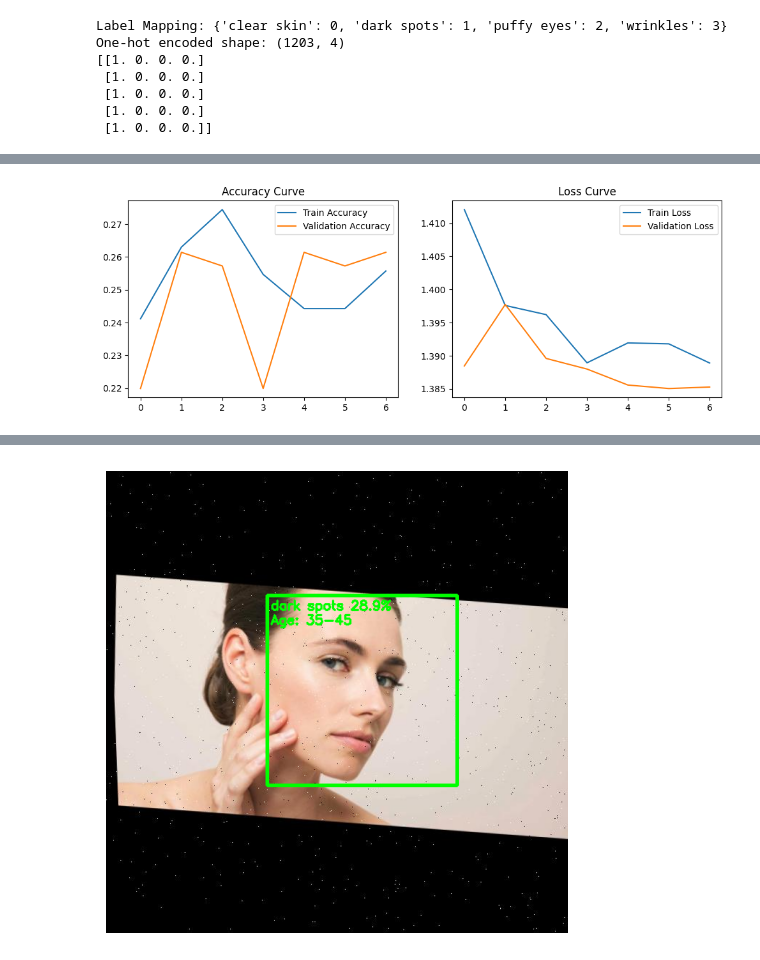
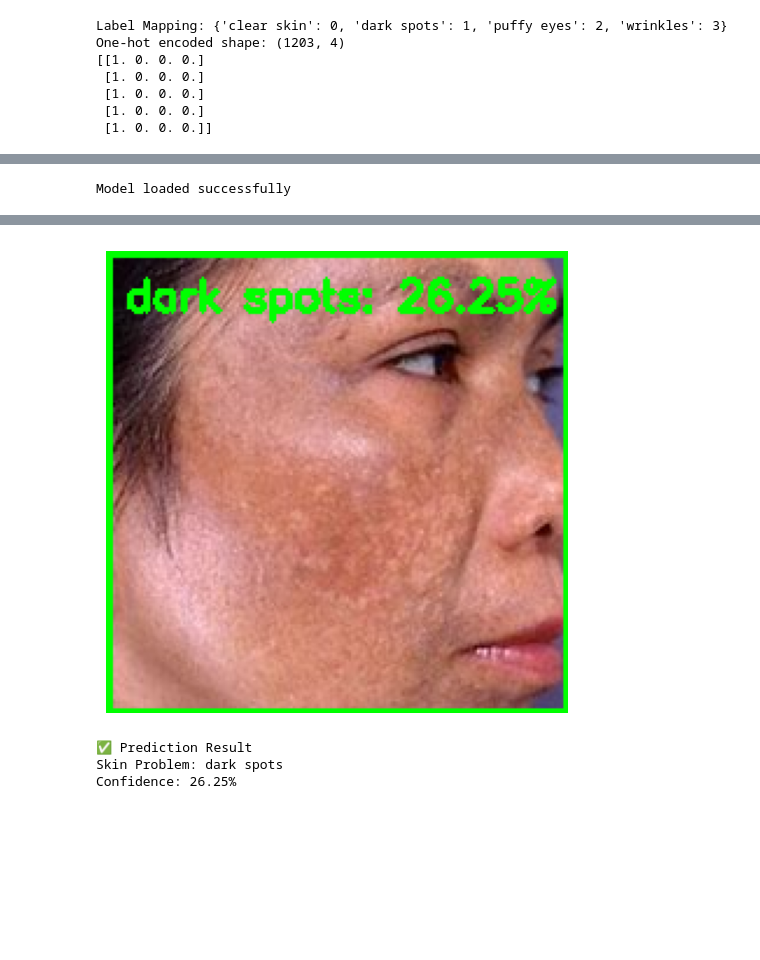
Before and after one commit to Springboard-Mentor-DermalScan/AI-DermalScan_Batch9, a Jupyter notebook: DermalScan_Workflow.ipynb, the cells around one changed output, grey strips where cells are left out. Saved outputs shown, nothing was run; the diff lists cells and outputs as text; code cells hidden in the pictures; blank space fills up the shorter version.

```diff
--- a/DermalScan_Workflow.ipynb
+++ b/DermalScan_Workflow.ipynb
@@ -177,11 +204,0 @@ base_model.trainable = False
-# %%
-x = base_model.output
-x = GlobalAveragePooling2D()(x)
-x = Dense(128, activation="relu")(x)
-x = Dropout(0.3)(x)
-x = Dense(64, activation="relu")(x)
-x = Dropout(0.2)(x)
-
-output = Dense(len(classes), activation="softmax")(x)
-
-model = Model(inputs=base_model.input, outputs=output)
@@ -257,21 +296 @@ Model saved as skin_aging_model.h5
-# %%
-import matplotlib.pyplot as plt
-
-plt.figure(figsize=(12,4))
-
-plt.subplot(1,2,1)
-plt.plot(history.history["accuracy"], label="Train Accuracy")
-plt.plot(history.history["val_accuracy"], label="Validation Accuracy")
-plt.legend()
-plt.title("Accuracy Curve")
-
-plt.subplot(1,2,2)
-plt.plot(history.history["loss"], label="Train Loss")
-plt.plot(history.history["val_loss"], label="Validation Loss")
-plt.legend()
-plt.title("Loss Curve")
-
-plt.show()
-# %% [output]
-[figure, removed]
 # %%
@@ -282,10 +303,22 @@ import random
+# %%
+
+DATASET_ROOT = r"DATASET-20251202T142134Z-1-001/DATASET"
+
+
+CLASS_NAMES = ["clear skin", "dark spots", "puffy eyes", "wrinkles"]
+
+IMG_SIZE = 224
+# %%
+model = tf.keras.models.load_model("EfficientNetB0_SkinAging_Model.keras")
+print("Model loaded successfully")
+# %% [output]
+Model loaded successfully
 # %%
 face_cascade = cv2.CascadeClassifier(
     cv2.data.haarcascades + "haarcascade_frontalface_default.xml"
 )
 # %%
 def preprocess_face(face_img):
-    face_img = cv2.resize(face_img, (224, 224))
-    face_img = face_img / 255.0
-    face_img = np.expand_dims(face_img, axis=0)
-    return face_img
+    face_img = cv2.resize(face_img, (IMG_SIZE, IMG_SIZE))
+    face_img = face_img.astype(np.float32) / 255.0
+    return np.expand_dims(face_img, axis=0)
@@ -388,9 +389,9 @@ def predict_aging_clean(image_path):
 # %%
-dataset_root = r"DATASET-20251202T142134Z-1-001/DATASET"
+cls = random.choice(CLASS_NAMES)
+img_name = random.choice(os.listdir(os.path.join(DATASET_ROOT, cls)))
 
-cls = random.choice(os.listdir(dataset_root))
-img_name = random.choice(os.listdir(os.path.join(dataset_root, cls)))
-test_image = os.path.join(dataset_root, cls, img_name)
+test_image = os.path.join(DATASET_ROOT, cls, img_name)
+print(" Testing image:", test_image)
 
-predict_aging_clean(test_image)
+predict_and_show(test_image)
 # %% [output]
@@ -398 +400,4 @@ predict_aging_clean(test_image)
-[figure, old version]
+[figure, new version]
+✅ Prediction Result
+Skin Problem: dark spots
+Confidence: 26.25%
```
Also changed, not shown: parts of 21 cells of this notebook.
